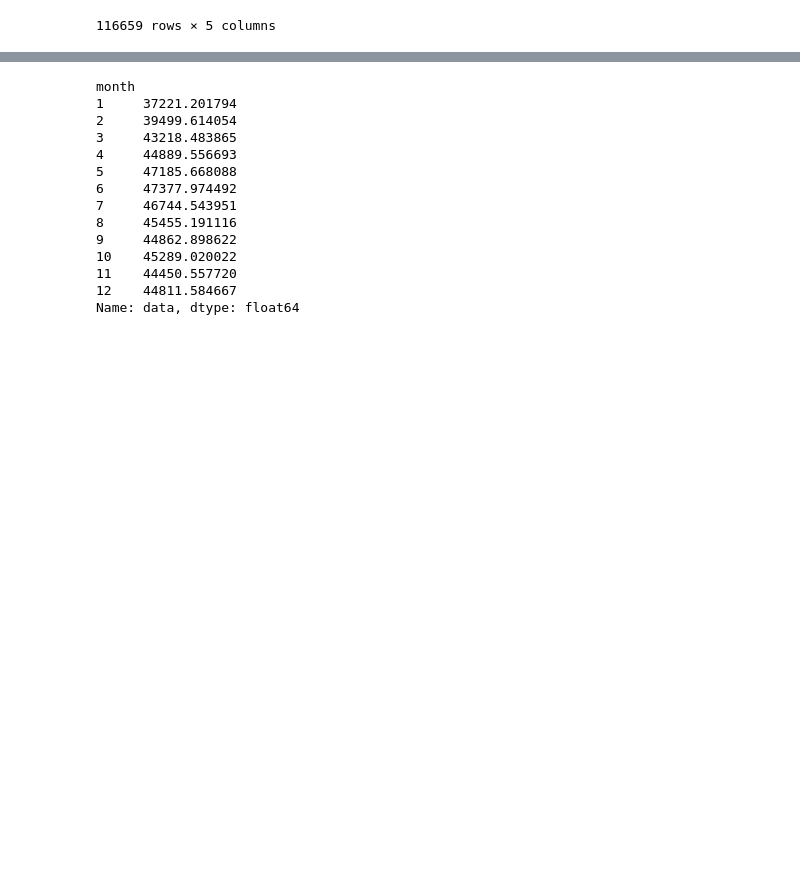
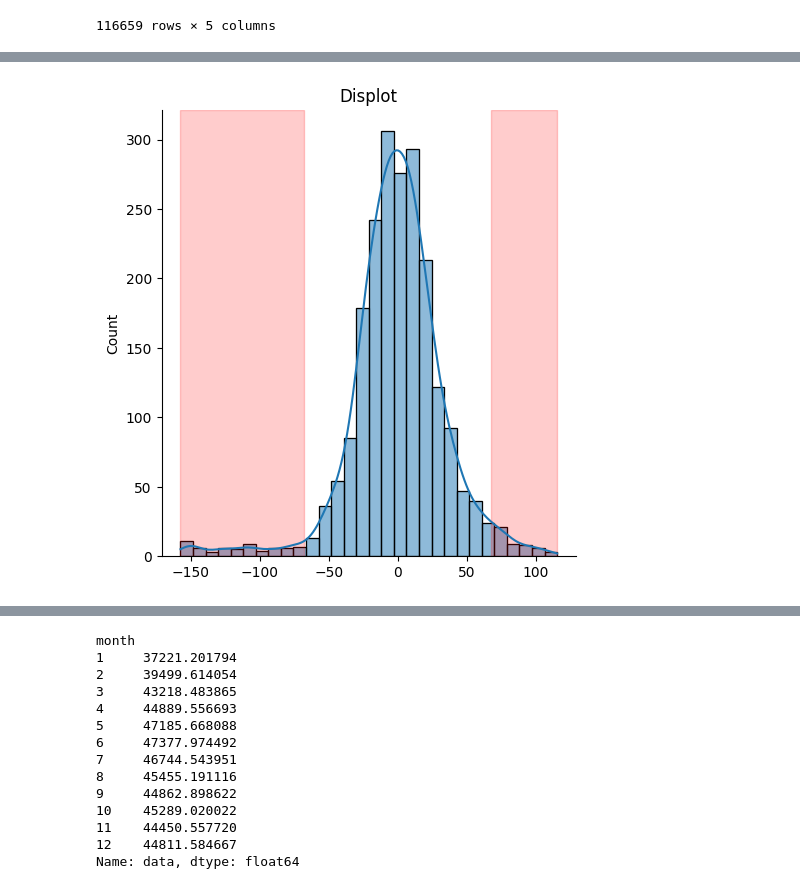
Before and after one commit to rohan-r-kulkarni/wellington_anomaly_detection, a Jupyter notebook: eda/eda_credit.ipynb, the cells around one changed output, grey strips where cells are left out. Saved outputs shown, nothing was run; the diff lists cells and outputs as text; code cells hidden in the pictures; blank space fills up the shorter version.

```diff
--- a/eda/eda_credit.ipynb
+++ b/eda/eda_credit.ipynb
@@ -53,0 +80,7 @@ run_decompose(cdf, 2)
+# %%
+#goal: pinpoint anomalous windows given window size using particularly high residuals
+# basic way; z-scoring
+window_size = 10
+
+window_avg_resid = residuals.rolling(window_size).mean().dropna() #drop NA means rolling ends on last day
+window_avg_resid
@@ -53,0 +102,17 @@ run_decompose(cdf, 2)
+# %%
+def reg_hist(plot_data):
+    data_mean, data_std = plot_data.mean(), plot_data.std()
+    cut_off = data_std * 2
+    lower, upper = data_mean - cut_off, data_mean + cut_off
+
+    sns.displot(plot_data, bins=30, kde=True) #kernel density estimation
+    plt.axvspan(xmin=lower, xmax=plot_data.min(), alpha=0.2, color='red')
+    plt.axvspan(xmin=upper, xmax=plot_data.max(), alpha=0.2, color='red')
+    plt.title("Displot")
+
+    return abs(plot_data-data_mean) > cut_off #beyond std devs
+
+anomalous_resid = reg_hist(window_avg_resid.loc[:, "resid"].values)
+plt.show()
+# %% [output]
+[figure, added]
```
Also changed, not shown: parts of 12 cells of this notebook, 3 other files.
